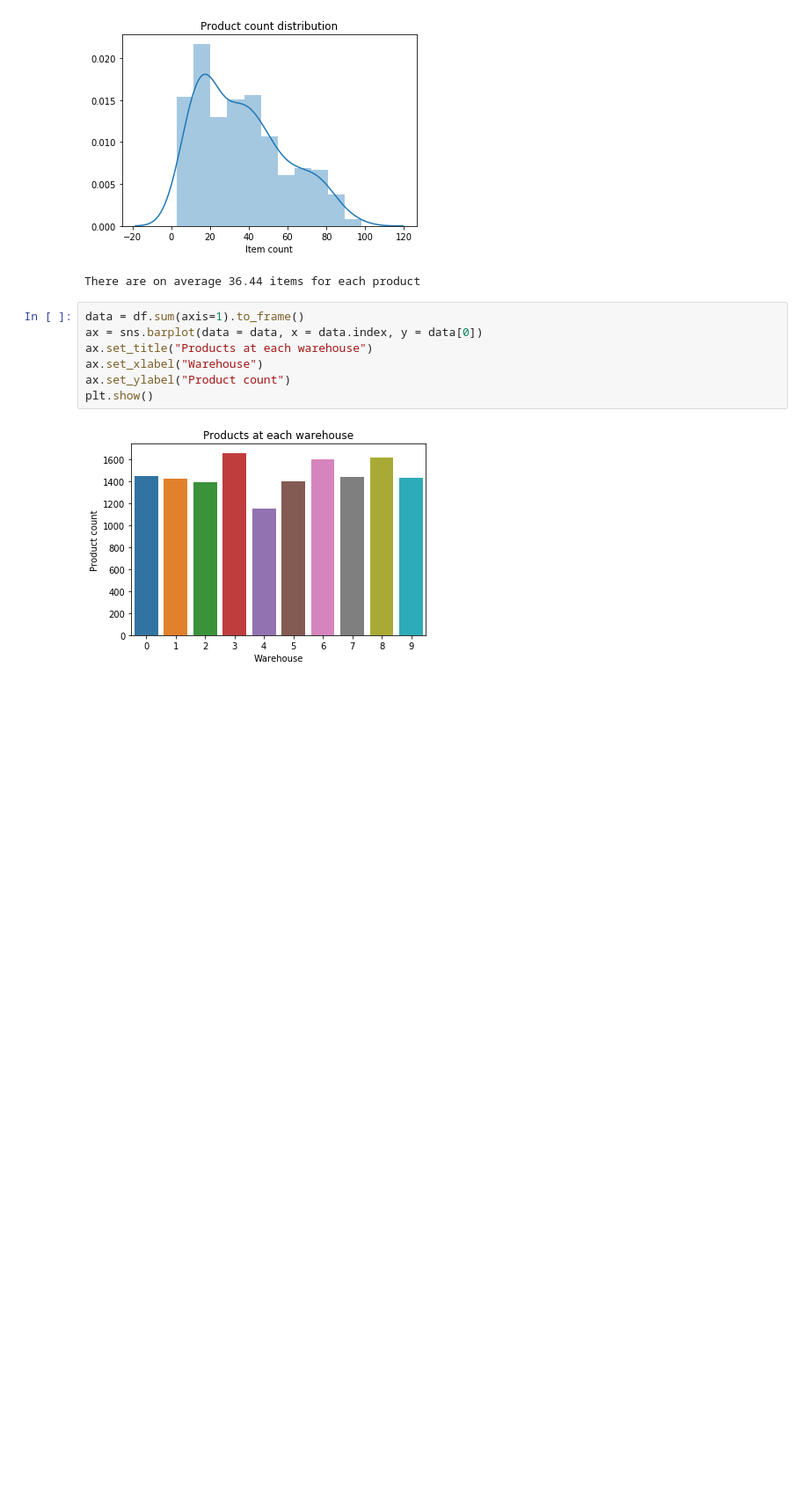
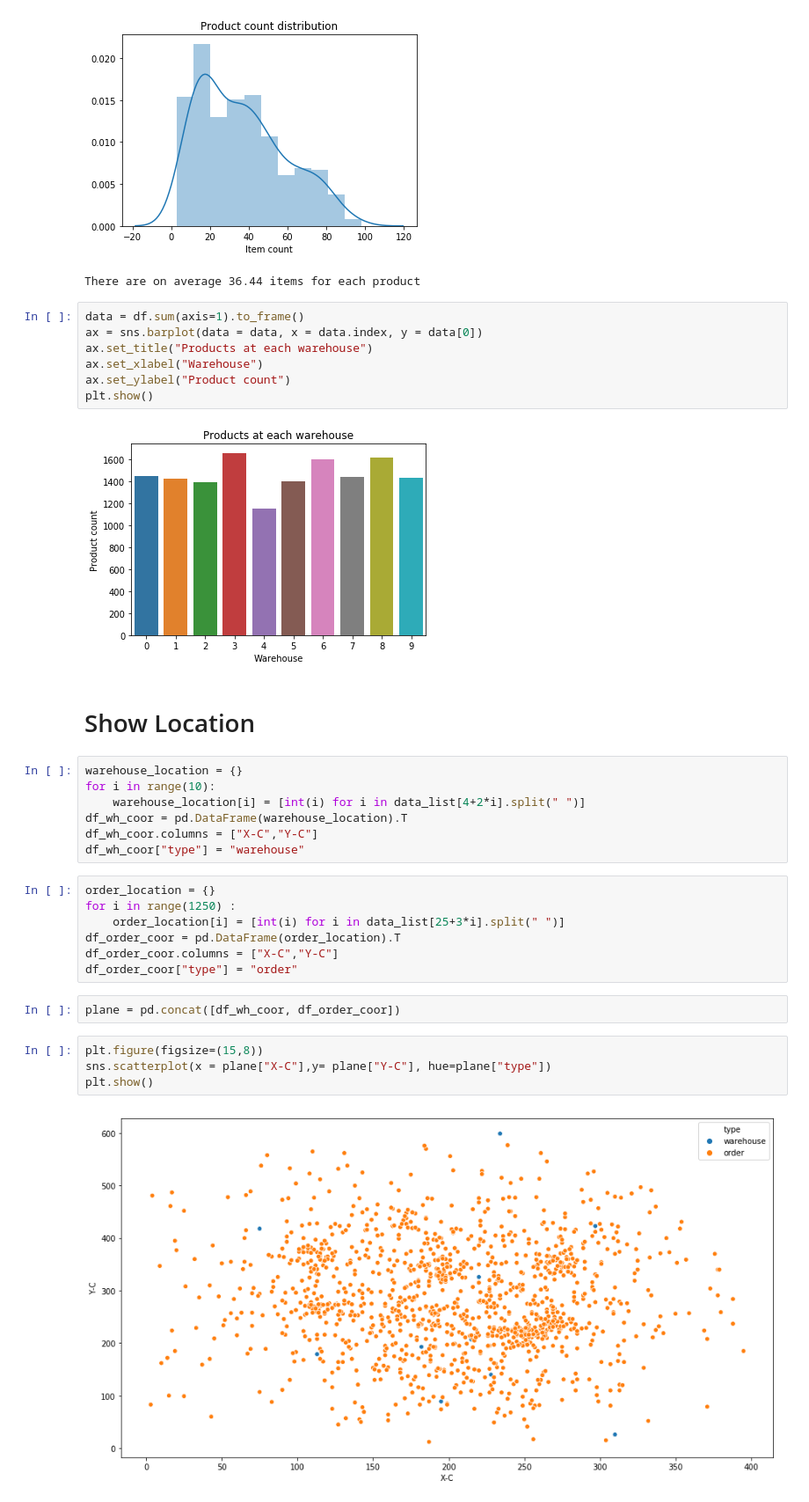
Before and after one commit to hyjaepark/Supply-chain-optimization---Drone-Delivery, a Jupyter notebook: Notebook/Drone.ipynb, the cells around one changed output. Shown: that part at 88% size. Drawn from its saved outputs; the diff is of its cells as text; blank space fills up the shorter version.

```diff
--- a/Notebook/Drone.ipynb
+++ b/Notebook/Drone.ipynb
@@ -74,3 +74,27 @@ ax.set_ylabel("Product count")
 plt.show()
 # %% [output]
 [figure]
+# %% [markdown]
+# Show Location
+# %%
+warehouse_location = {}
+for i in range(10):
+    warehouse_location[i] = [int(i) for i in data_list[4+2*i].split(" ")]
+df_wh_coor = pd.DataFrame(warehouse_location).T
+df_wh_coor.columns = ["X-C","Y-C"]
+df_wh_coor["type"] = "warehouse"
+# %%
+order_location = {}
+for i in range(1250) :
+    order_location[i] = [int(i) for i in data_list[25+3*i].split(" ")]
+df_order_coor = pd.DataFrame(order_location).T
+df_order_coor.columns = ["X-C","Y-C"]
+df_order_coor["type"] = "order"
+# %%
+plane = pd.concat([df_wh_coor, df_order_coor])
+# %%
+plt.figure(figsize=(15,8))
+sns.scatterplot(x = plane["X-C"],y= plane["Y-C"], hue=plane["type"])
+plt.show()
+# %% [output]
+[figure, added]
```
